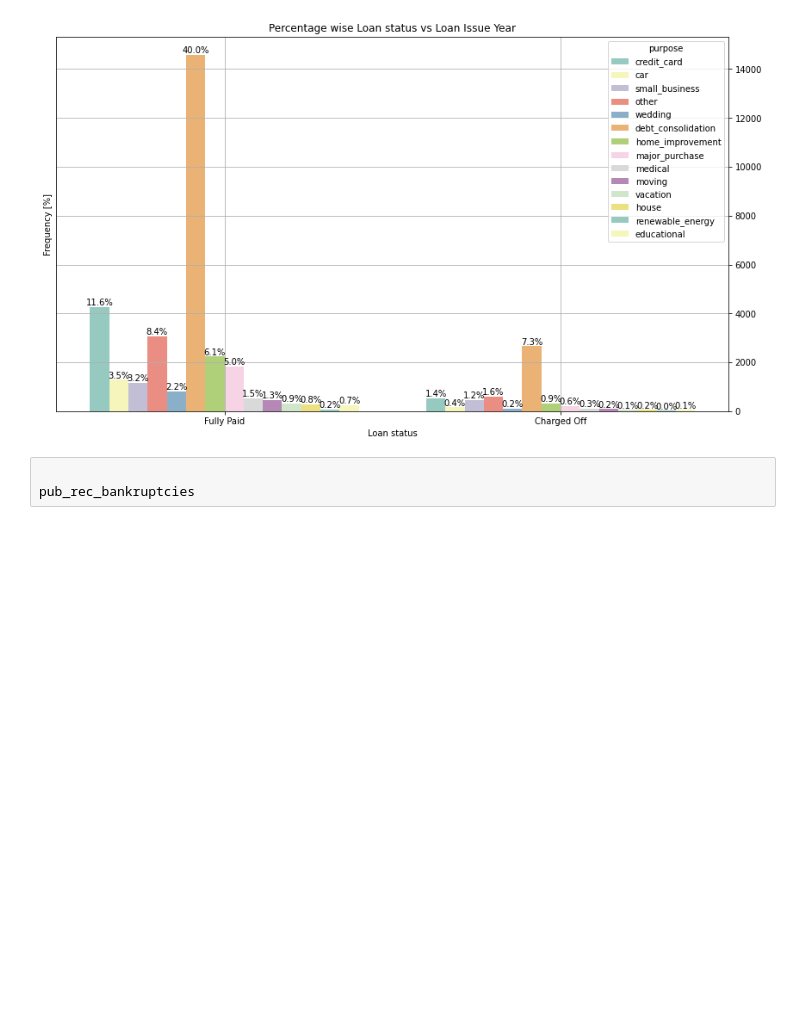
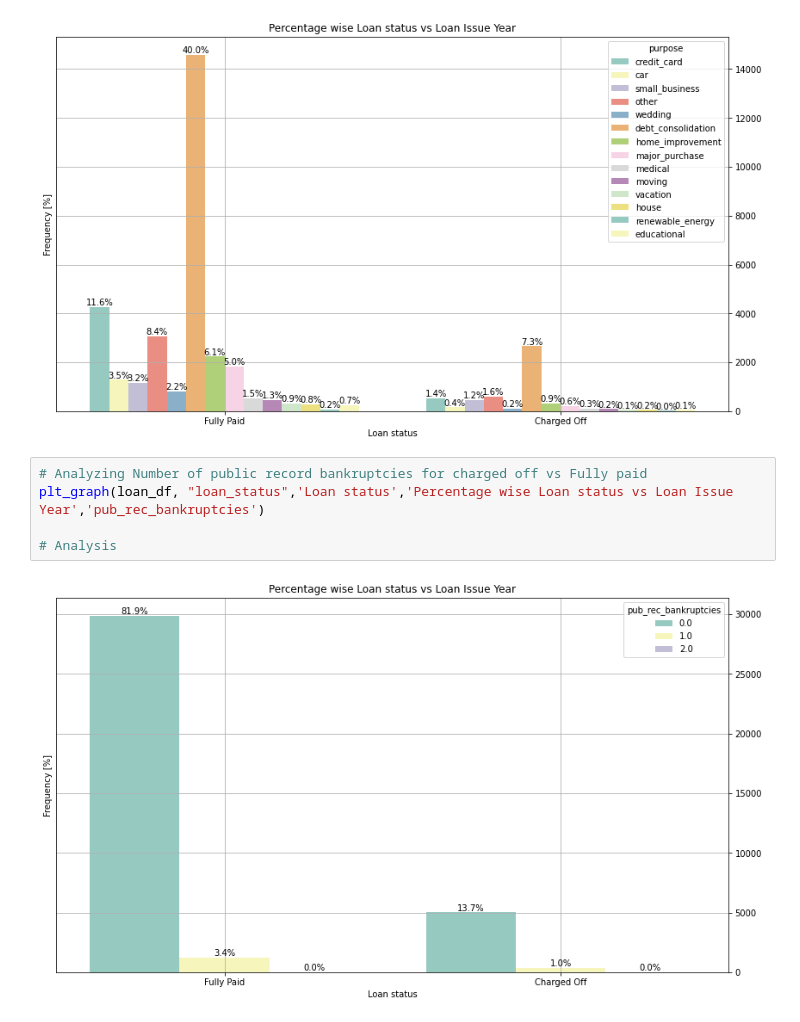
Before and after one commit to rahul2july/lendingclubcasestudy, a Jupyter notebook: rahulgupta.ipynb, the cells around one changed output. Drawn from its saved outputs; the diff is of its cells as text; blank space fills up the shorter version.

Commit message:
Added graphs and analysis for few columns

```diff
--- a/rahulgupta.ipynb
+++ b/rahulgupta.ipynb
@@ -496,5 +496,9 @@ plt_graph(loan_df, "loan_status",'Loan status','Percentage wise Loan status vs L
 # %% [output]
 [figure]
 # %%
+# Analyzing Number of public record bankruptcies for charged off vs Fully paid
+plt_graph(loan_df, "loan_status",'Loan status','Percentage wise Loan status vs Loan Issue Year','pub_rec_bankruptcies')
 
-pub_rec_bankruptcies
+# Analysis
+# %% [output]
+[figure, added]
```
